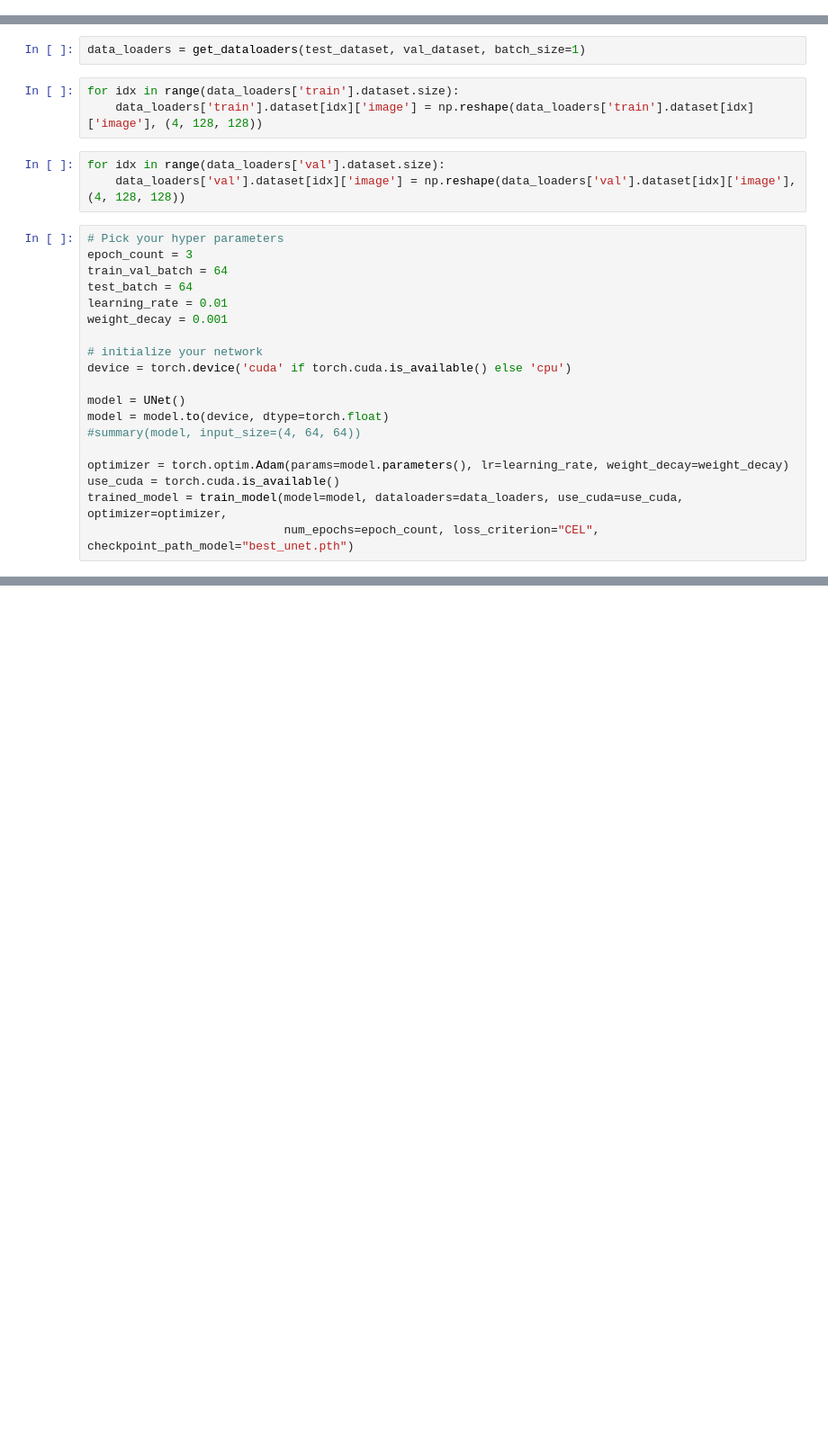
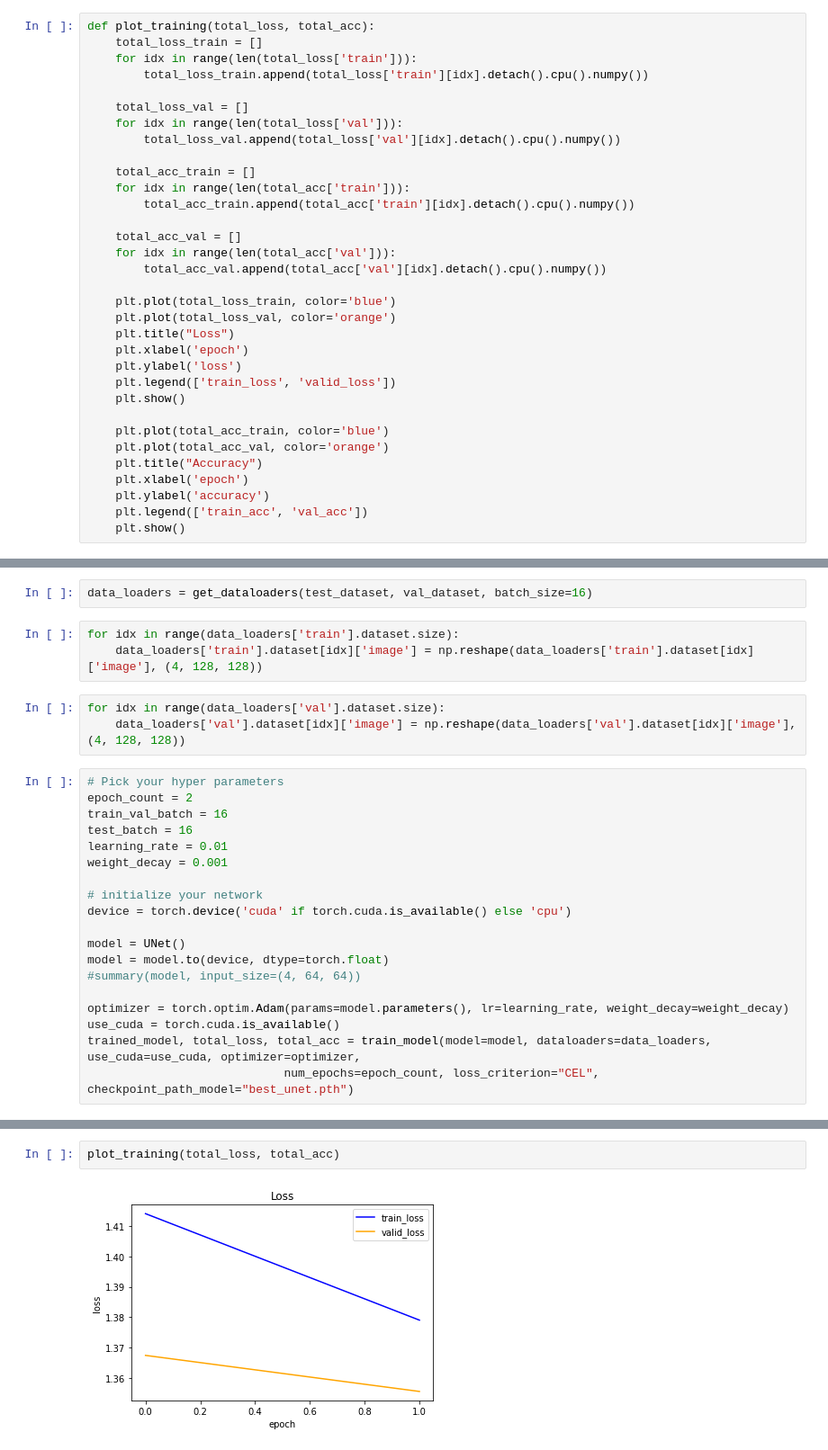
Before and after one commit to cemdaloglu/AML_project, a Jupyter notebook: aml_proj.ipynb, the cells around one changed output, grey strips where cells are left out. Shown at 90% size. Saved outputs shown, nothing was run; the diff lists cells and outputs as text; blank space fills up the shorter version.

```diff
--- a/aml_proj.ipynb
+++ b/aml_proj.ipynb
@@ -252,3 +237,36 @@ def train_model(model, dataloaders, use_cuda, optimizer, num_epochs, checkpoint_
+# %%
+def plot_training(total_loss, total_acc):
+    total_loss_train = []
+    for idx in range(len(total_loss['train'])):
+        total_loss_train.append(total_loss['train'][idx].detach().cpu().numpy())
+
+    total_loss_val = []
+    for idx in range(len(total_loss['val'])):
+        total_loss_val.append(total_loss['val'][idx].detach().cpu().numpy())
+
+    total_acc_train = []
+    for idx in range(len(total_acc['train'])):
+        total_acc_train.append(total_acc['train'][idx].detach().cpu().numpy())
+
+    total_acc_val = []
+    for idx in range(len(total_acc['val'])):
+        total_acc_val.append(total_acc['val'][idx].detach().cpu().numpy())
+
+    plt.plot(total_loss_train, color='blue')
+    plt.plot(total_loss_val, color='orange')
+    plt.title("Loss")
+    plt.xlabel('epoch')
+    plt.ylabel('loss')
+    plt.legend(['train_loss', 'valid_loss'])
+    plt.show()
+
+    plt.plot(total_acc_train, color='blue')
+    plt.plot(total_acc_val, color='orange')
+    plt.title("Accuracy")
+    plt.xlabel('epoch')
+    plt.ylabel('accuracy')
+    plt.legend(['train_acc', 'val_acc'])
+    plt.show()
 # %%
 def get_project_root() -> Path:
     """ return path to the project root"""
@@ -494,7 +514,7 @@ for idx in range(test_dataset.size):
 for idx in range(val_dataset.size):
     val_dataset[idx]['mask'] = np.int32(val_dataset[idx]['mask'])
 # %%
-data_loaders = get_dataloaders(test_dataset, val_dataset, batch_size=1)
+data_loaders = get_dataloaders(test_dataset, val_dataset, batch_size=16)
 # %%
 for idx in range(data_loaders['train'].dataset.size):
     data_loaders['train'].dataset[idx]['image'] = np.reshape(data_loaders['train'].dataset[idx]['image'], (4, 128, 128))
@@ -503,9 +523,9 @@ for idx in range(data_loaders['val'].dataset.size):
     data_loaders['val'].dataset[idx]['image'] = np.reshape(data_loaders['val'].dataset[idx]['image'], (4, 128, 128))
 # %%
 # Pick your hyper parameters
-epoch_count = 3
-train_val_batch = 64
-test_batch = 64
+epoch_count = 2
+train_val_batch = 16
+test_batch = 16
 learning_rate = 0.01
 weight_decay = 0.001
 
@@ -518,5 +538,5 @@ model = model.to(device, dtype=torch.float)
 
 optimizer = torch.optim.Adam(params=model.parameters(), lr=learning_rate, weight_decay=weight_decay)
 use_cuda = torch.cuda.is_available()
-trained_model = train_model(model=model, dataloaders=data_loaders, use_cuda=use_cuda, optimizer=optimizer,
+trained_model, total_loss, total_acc = train_model(model=model, dataloaders=data_loaders, use_cuda=use_cuda, optimizer=optimizer,
                             num_epochs=epoch_count, loss_criterion="CEL", checkpoint_path_model="best_unet.pth")
@@ -522,0 +561,4 @@ trained_model = train_model(model=model, dataloaders=data_loaders, use_cuda=use_
+# %%
+plot_training(total_loss, total_acc)
+# %% [output]
+[figure, added]
```
Also changed, not shown: parts of 6 cells of this notebook.
